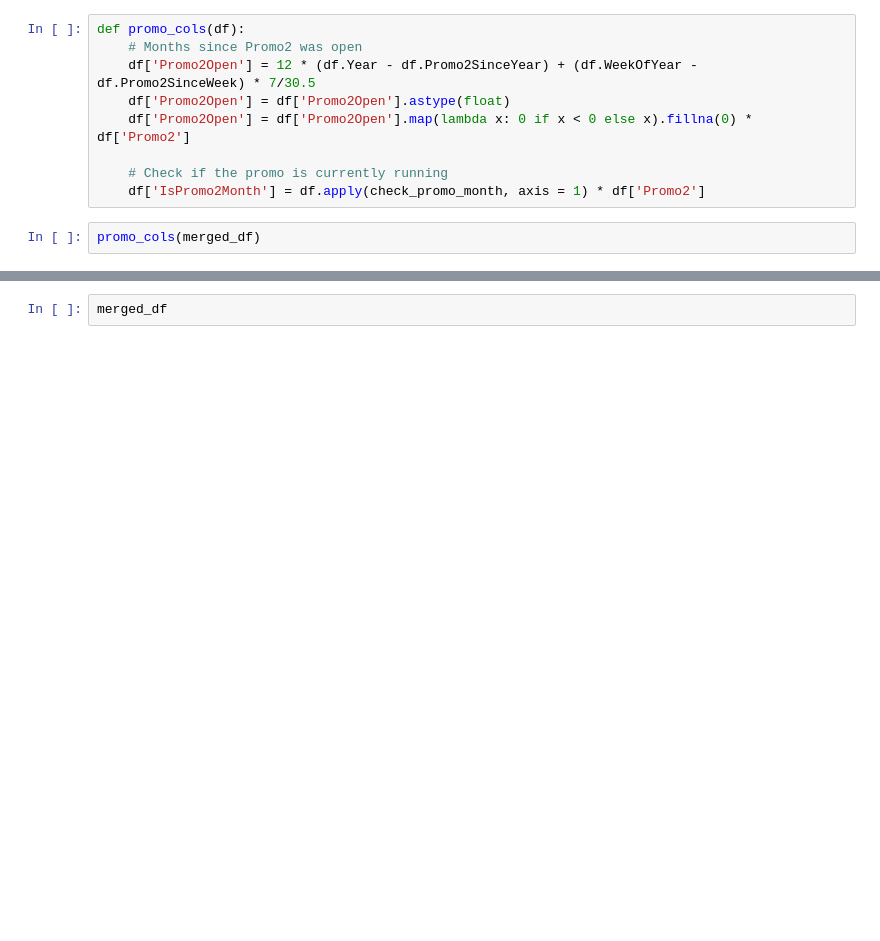
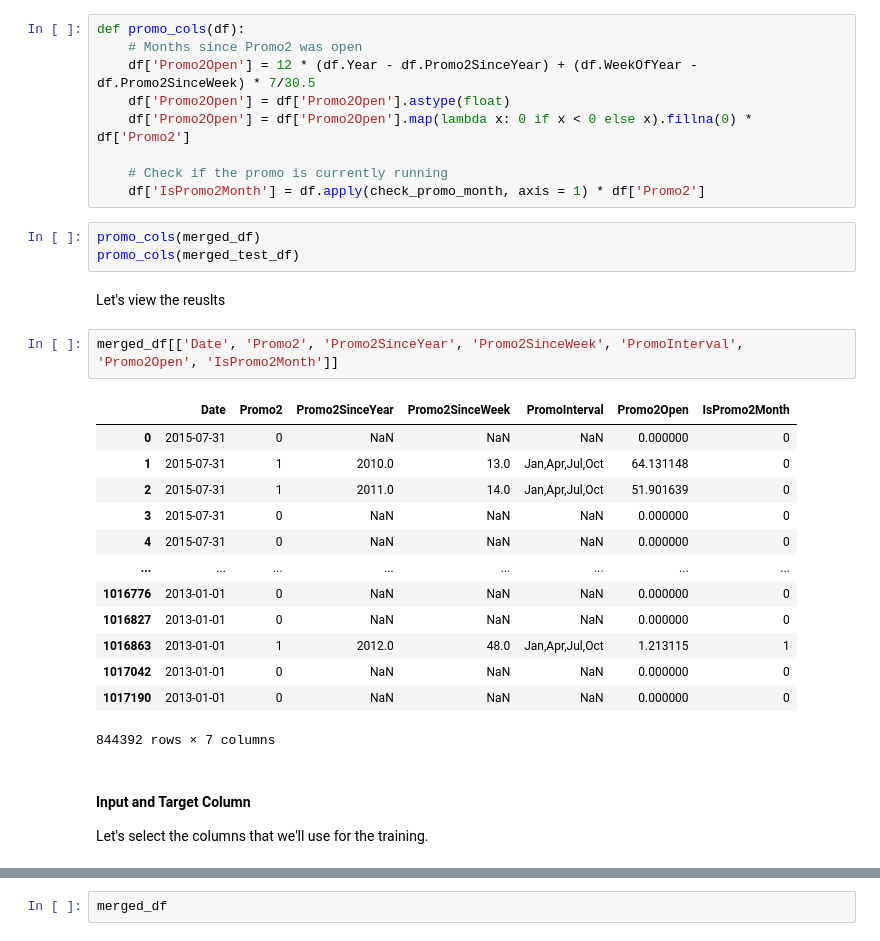
Before and after one commit to ayushzoc/rossmanstoresales, a Jupyter notebook: rossmanstoresalescomp.ipynb, the cells around one changed output, grey strips where cells are left out. Cells and saved outputs as stored; diff of their text form; blank space fills up the shorter version.

Commit message:
Splitting to input and target columns

```diff
--- a/rossmanstoresalescomp.ipynb
+++ b/rossmanstoresalescomp.ipynb
@@ -344,3 +344,25 @@ def promo_cols(df):
     df['IsPromo2Month'] = df.apply(check_promo_month, axis = 1) * df['Promo2']
 # %%
 promo_cols(merged_df)
+promo_cols(merged_test_df)
+# %% [markdown]
+Let's view the reuslts
+# %%
+merged_df[['Date', 'Promo2', 'Promo2SinceYear', 'Promo2SinceWeek', 'PromoInterval', 'Promo2Open', 'IsPromo2Month']]
+# %% [output]
+|  | Date | Promo2 | Promo2SinceYear | Promo2SinceWeek | PromoInterval | Promo2Open | IsPromo2Month |
+| 0 | 2015-07-31 | 0 | NaN | NaN | NaN | 0.000000 | 0 |
+| 1 | 2015-07-31 | 1 | 2010.0 | 13.0 | Jan,Apr,Jul,Oct | 64.131148 | 0 |
+| 2 | 2015-07-31 | 1 | 2011.0 | 14.0 | Jan,Apr,Jul,Oct | 51.901639 | 0 |
+| 3 | 2015-07-31 | 0 | NaN | NaN | NaN | 0.000000 | 0 |
+| 4 | 2015-07-31 | 0 | NaN | NaN | NaN | 0.000000 | 0 |
+| ... | ... | ... | ... | ... | ... | ... | ... |
+| 1016776 | 2013-01-01 | 0 | NaN | NaN | NaN | 0.000000 | 0 |
+| 1016827 | 2013-01-01 | 0 | NaN | NaN | NaN | 0.000000 | 0 |
+| 1016863 | 2013-01-01 | 1 | 2012.0 | 48.0 | Jan,Apr,Jul,Oct | 1.213115 | 1 |
+| 1017042 | 2013-01-01 | 0 | NaN | NaN | NaN | 0.000000 | 0 |
+| 1017190 | 2013-01-01 | 0 | NaN | NaN | NaN | 0.000000 | 0 |
+844392 rows × 7 columns
+# %% [markdown]
+#### Input and Target Column
+Let's select the columns that we'll use for the training.
```
Also changed, not shown: parts of 23 cells of this notebook.
